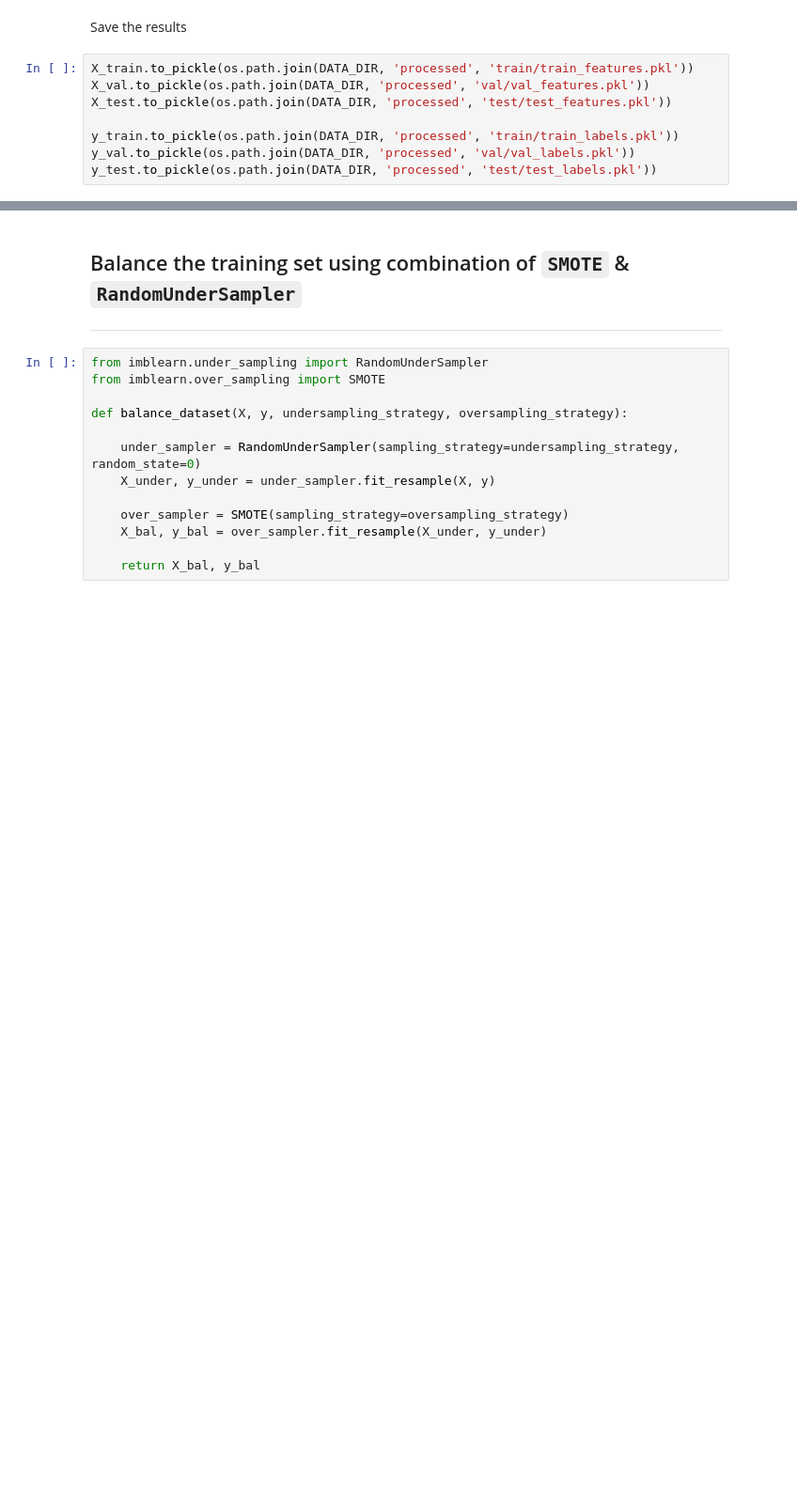
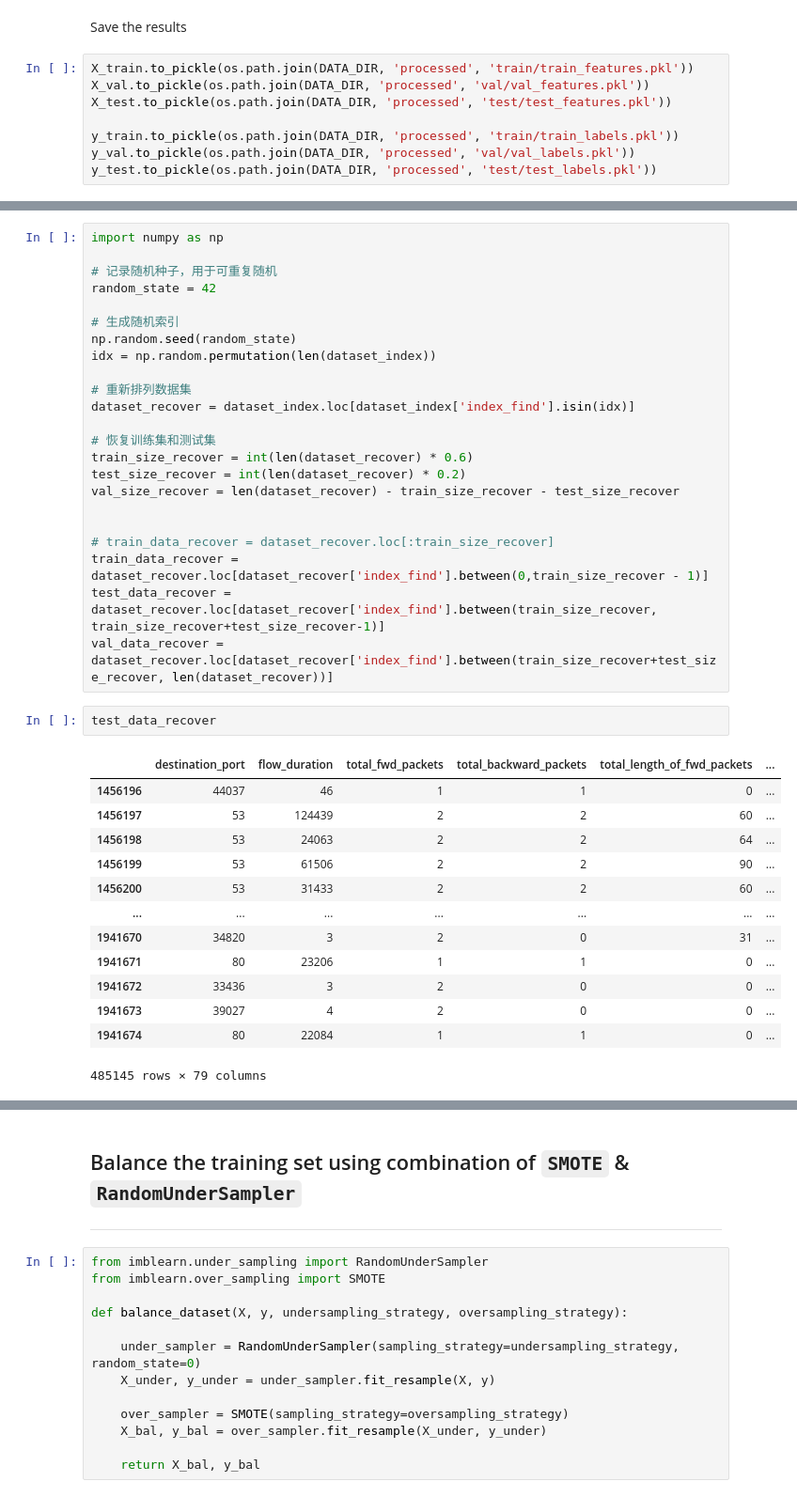
Before and after one commit to xiaohaishuishen/dbn-based-nids, a Jupyter notebook: notebooks/CICIDS2017/CICIDS2017.ipynb, the cells around one changed output, grey strips where cells are left out. Shown at 94% size. Drawn from its saved outputs; the diff is of its cells as text; blank space fills up the shorter version.

```diff
--- a/notebooks/CICIDS2017/CICIDS2017.ipynb
+++ b/notebooks/CICIDS2017/CICIDS2017.ipynb
@@ -519,0 +617,39 @@ X_train.shape
+# %%
+import numpy as np
+
+# 记录随机种子，用于可重复随机
+random_state = 42
+
+# 生成随机索引
+np.random.seed(random_state)
+idx = np.random.permutation(len(dataset_index))
+
+# 重新排列数据集
+dataset_recover = dataset_index.loc[dataset_index['index_find'].isin(idx)]
+
+# 恢复训练集和测试集
+train_size_recover = int(len(dataset_recover) * 0.6)
+test_size_recover = int(len(dataset_recover) * 0.2)
+val_size_recover = len(dataset_recover) - train_size_recover - test_size_recover
+
+
+# train_data_recover = dataset_recover.loc[:train_size_recover]
+train_data_recover = dataset_recover.loc[dataset_recover['index_find'].between(0,train_size_recover - 1)]
+test_data_recover = dataset_recover.loc[dataset_recover['index_find'].between(train_size_recover, train_size_recover+test_size_recover-1)]
+val_data_recover = dataset_recover.loc[dataset_recover['index_find'].between(train_size_recover+test_size_recover, len(dataset_recover))]
+# %%
+test_data_recover
+# %% [output]
+|  | destination_port | flow_duration | total_fwd_packets | total_backward_packets | total_length_of_fwd_packets | ... |
+| 1456196 | 44037 | 46 | 1 | 1 | 0 | ... |
+| 1456197 | 53 | 124439 | 2 | 2 | 60 | ... |
+| 1456198 | 53 | 24063 | 2 | 2 | 64 | ... |
+| 1456199 | 53 | 61506 | 2 | 2 | 90 | ... |
+| 1456200 | 53 | 31433 | 2 | 2 | 60 | ... |
+| ... | ... | ... | ... | ... | ... | ... |
+| 1941670 | 34820 | 3 | 2 | 0 | 31 | ... |
+| 1941671 | 80 | 23206 | 1 | 1 | 0 | ... |
+| 1941672 | 33436 | 3 | 2 | 0 | 0 | ... |
+| 1941673 | 39027 | 4 | 2 | 0 | 0 | ... |
+| 1941674 | 80 | 22084 | 1 | 1 | 0 | ... |
+485145 rows × 79 columns
```
Also changed, not shown: parts of 12 cells of this notebook, 3 other files.
